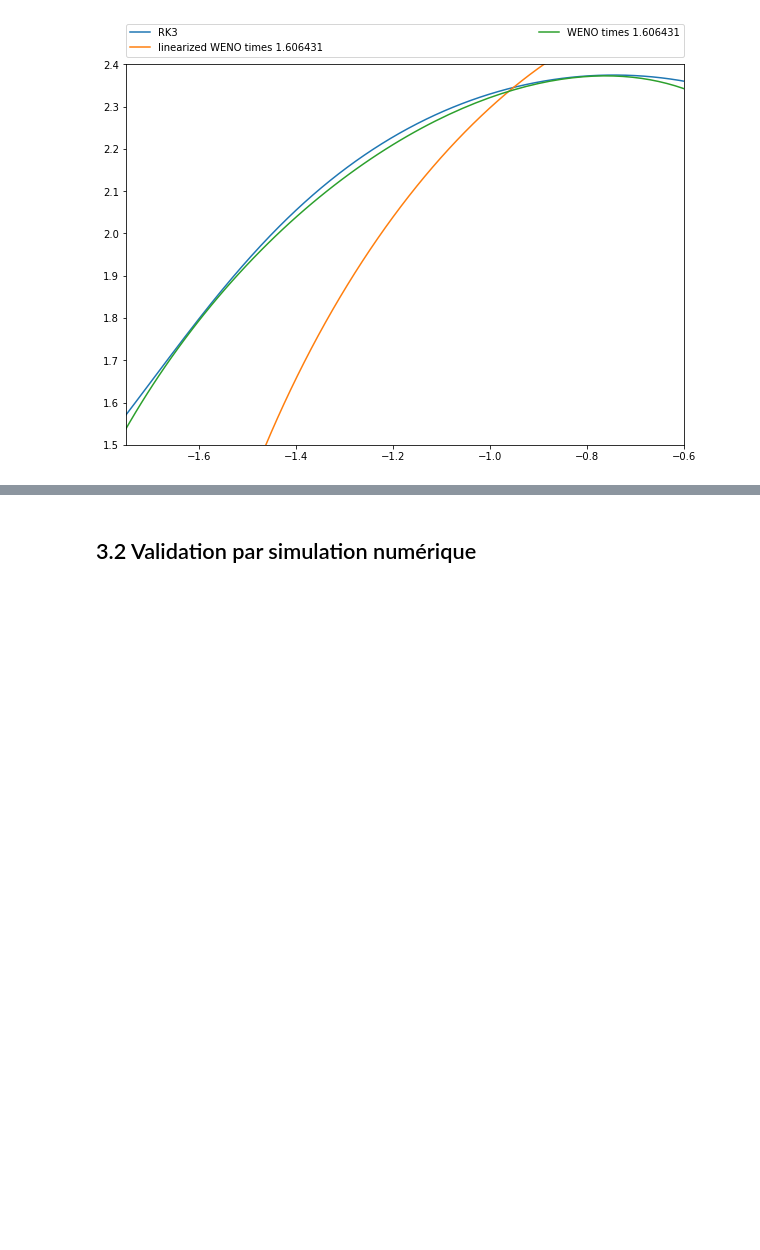
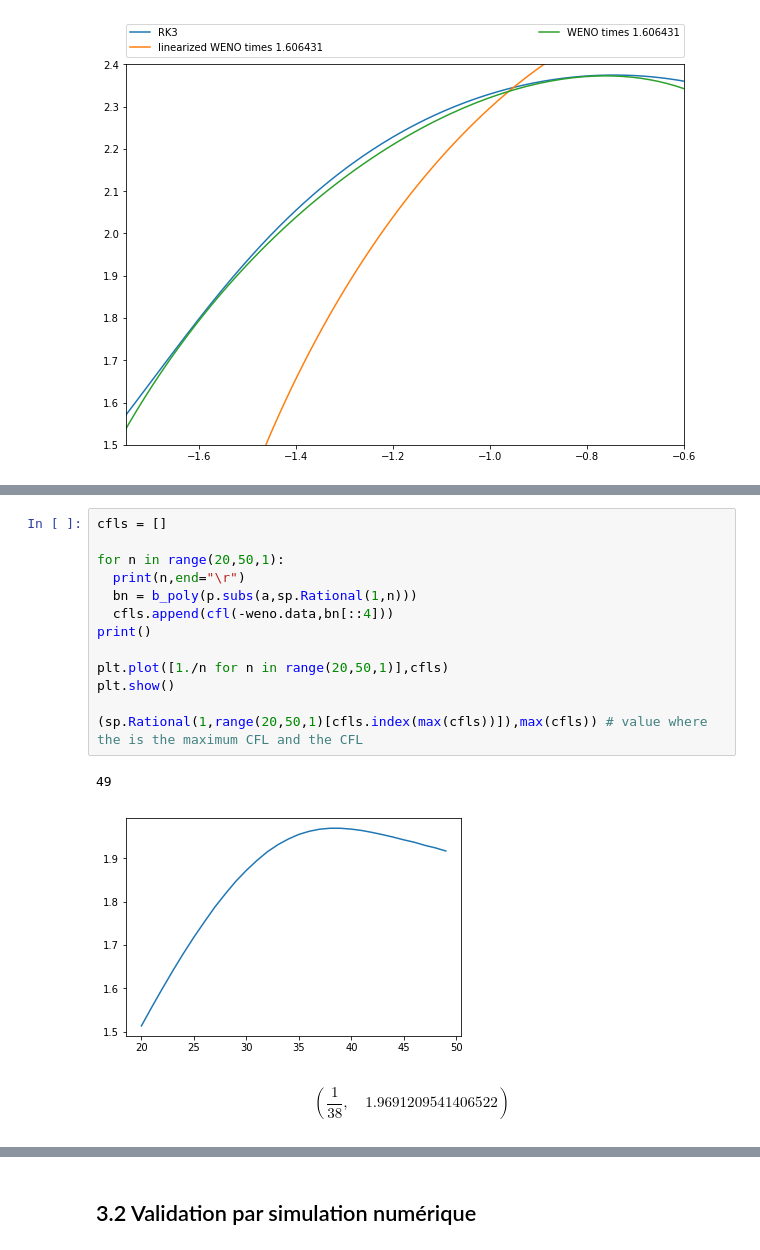
Before and after one commit to kivvix/miMaS, a Jupyter notebook: cfl_weno/cfl.ipynb, the cells around one changed output, grey strips where cells are left out. Saved outputs shown, nothing was run; the diff lists cells and outputs as text; blank space fills up the shorter version.

```diff
--- a/cfl_weno/cfl.ipynb
+++ b/cfl_weno/cfl.ipynb
@@ -958,0 +965,17 @@ plt.rcParams['figure.figsize'] = save_figsize
+# %%
+cfls = []
+
+for n in range(20,50,1):
+  print(n,end="\r")
+  bn = b_poly(p.subs(a,sp.Rational(1,n)))
+  cfls.append(cfl(-weno.data,bn[::4]))
+print()
+
+plt.plot([1./n for n in range(20,50,1)],cfls)
+plt.show()
+
+(sp.Rational(1,range(20,50,1)[cfls.index(max(cfls))]),max(cfls)) # value where the is the maximum CFL and the CFL
+# %% [output]
+49
+[figure, added]
+$$\left ( \frac{1}{38}, \quad 1.9691209541406522\right )$$
```
Also changed, not shown: parts of 12 cells of this notebook.
